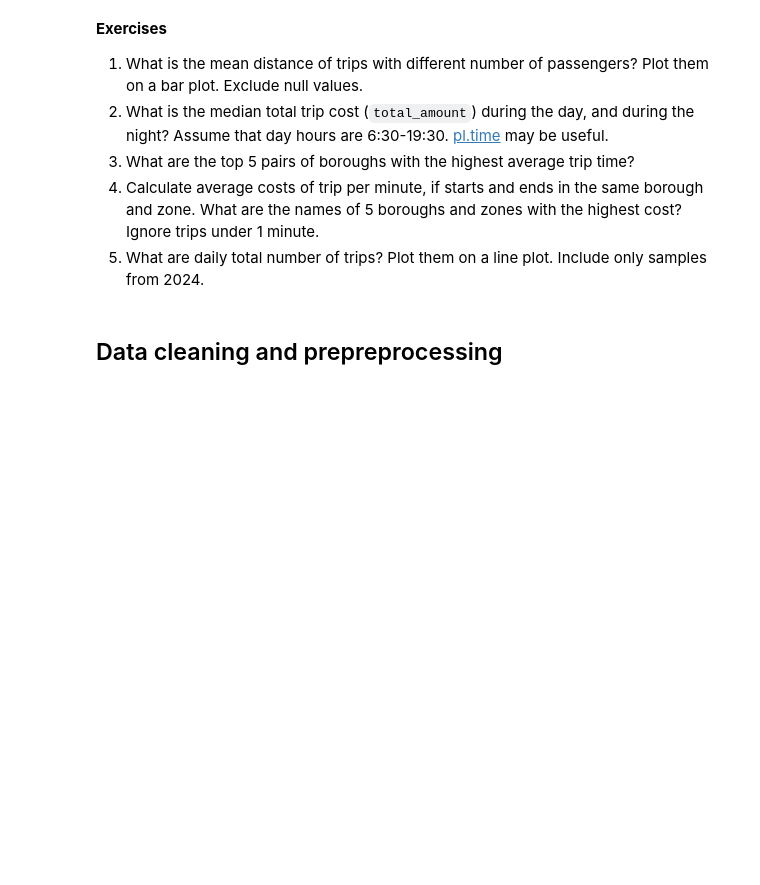
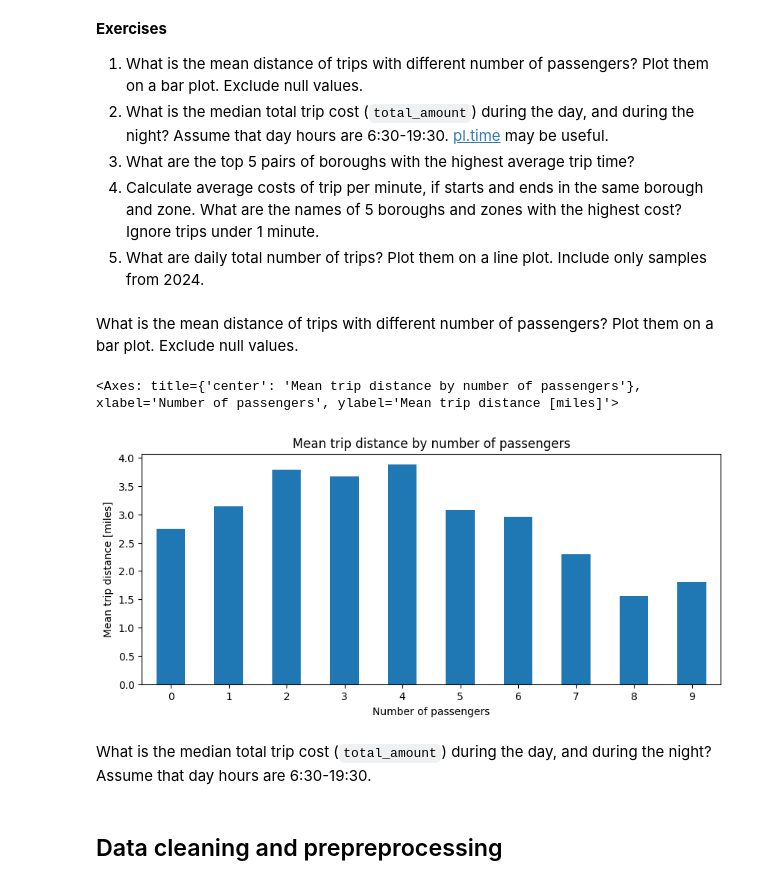
Before and after one commit to mlops-agh/lab03-polars, a Jupyter notebook: notebook_polars.ipynb, the cells around one changed output. Drawn from its saved outputs; the diff is of its cells as text; code cells hidden in the pictures; blank space fills up the shorter version.

```diff
--- a/notebook_polars.ipynb
+++ b/notebook_polars.ipynb
@@ -580,6 +627,32 @@ df_daily_avg_trip_times
 3. What are the top 5 pairs of boroughs with the highest average trip time?
 4. Calculate average costs of trip per minute, if starts and ends in the same borough and zone. What are the names of 5 boroughs and zones with the highest cost? Ignore trips under 1 minute.
 5. What are daily total number of trips? Plot them on a line plot. Include only samples from 2024.
+# %% [markdown]
+What is the mean distance of trips with different number of passengers? Plot them on a bar plot. Exclude null values.
+# %%
+mean_distance_by_passengers = (
+    df.drop_nulls(["passenger_count", "trip_distance"])
+    .group_by("passenger_count")
+    .agg(pl.col("trip_distance").mean().alias("mean_trip_distance"))
+    .sort("passenger_count")
+)
+# %%
+mean_distance_by_passengers.to_pandas().plot(
+    kind="bar",
+    x="passenger_count",
+    y="mean_trip_distance",
+    figsize=(10, 4),
+    title="Mean trip distance by number of passengers",
+    xlabel="Number of passengers",
+    ylabel="Mean trip distance [miles]",
+    legend=False,
+    rot=0,
+)
+# %% [output]
+<Axes: title={'center': 'Mean trip distance by number of passengers'}, xlabel='Number of passengers', ylabel='Mean trip distance [miles]'>
+[figure, added]
+# %% [markdown]
+What is the median total trip cost (`total_amount`) during the day, and during the night? Assume that day hours are 6:30-19:30.
 # %% [markdown]
 ## Data cleaning and prepreprocessing
 # %% [markdown]
```
Also changed, not shown: parts of 12 cells of this notebook.
